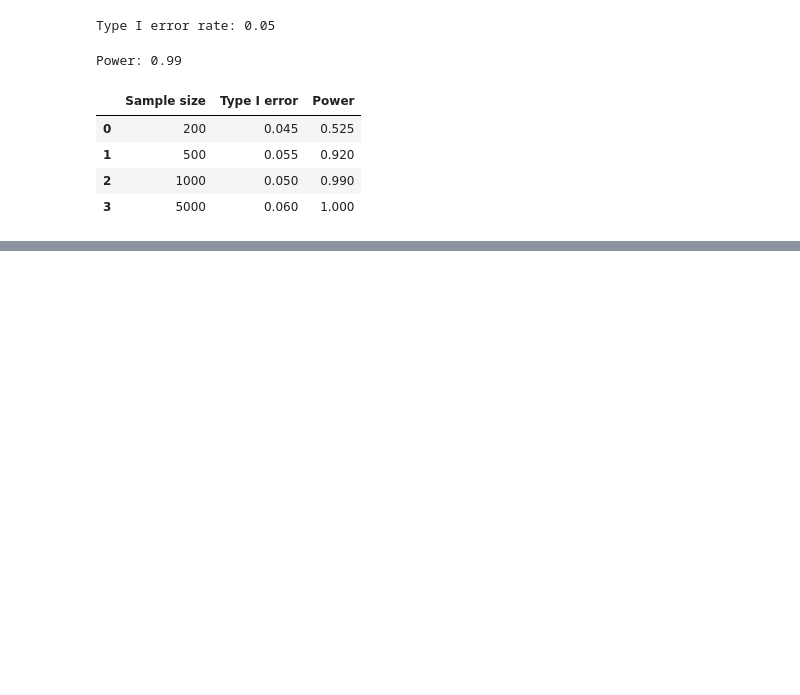
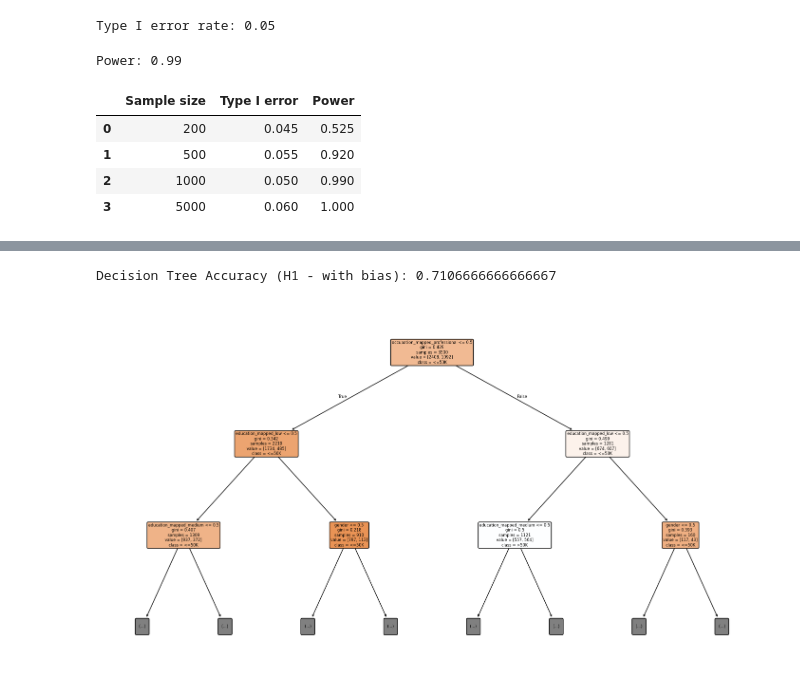
Before and after one commit to RumenIliev/Gender-Bias-Project, a Jupyter notebook: main.ipynb, the cells around one changed output, grey strips where cells are left out. Cells and saved outputs as stored; diff of their text form; code cells hidden in the pictures; blank space fills up the shorter version.

```diff
--- a/main.ipynb
+++ b/main.ipynb
@@ -227,0 +267,12 @@ adult_gender_effect
+# %%
+X_biased, y_biased = preprocess_dataframe(df_biased)
+
+dt_bias = evaluate_decision_tree(X_biased, y_biased)
+print("Decision Tree Accuracy (H1 - with bias):", dt_bias["accuracy"])
+# %% [output]
+Decision Tree Accuracy (H1 - with bias): 0.7106666666666667
+# %%
+dt_bias = evaluate_decision_tree(X_biased, y_biased)
+plot_decision_tree(dt_bias["model"], X_biased.columns, max_depth=2)
+# %% [output]
+[figure, added]
```
Also changed, not shown: parts of 34 cells of this notebook, 1 other file.
